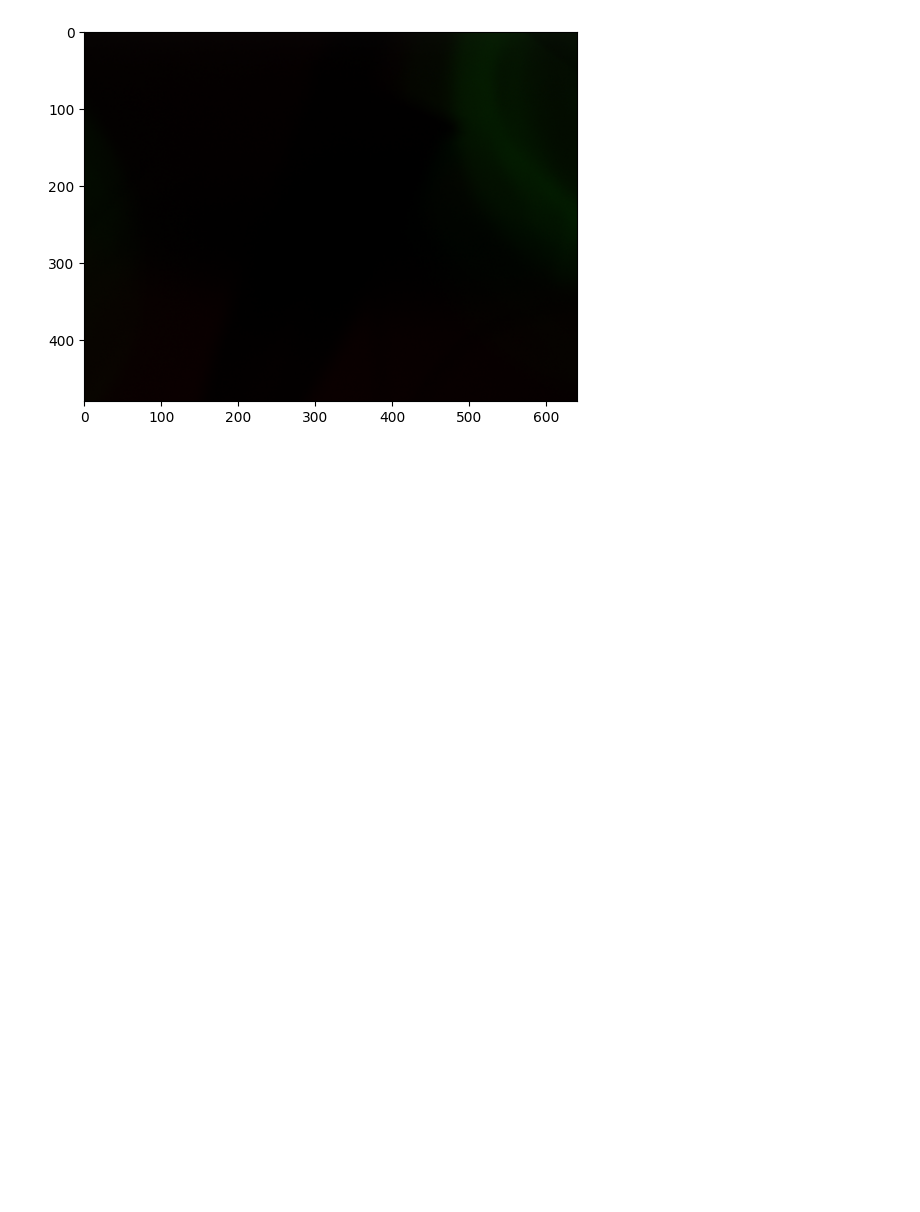
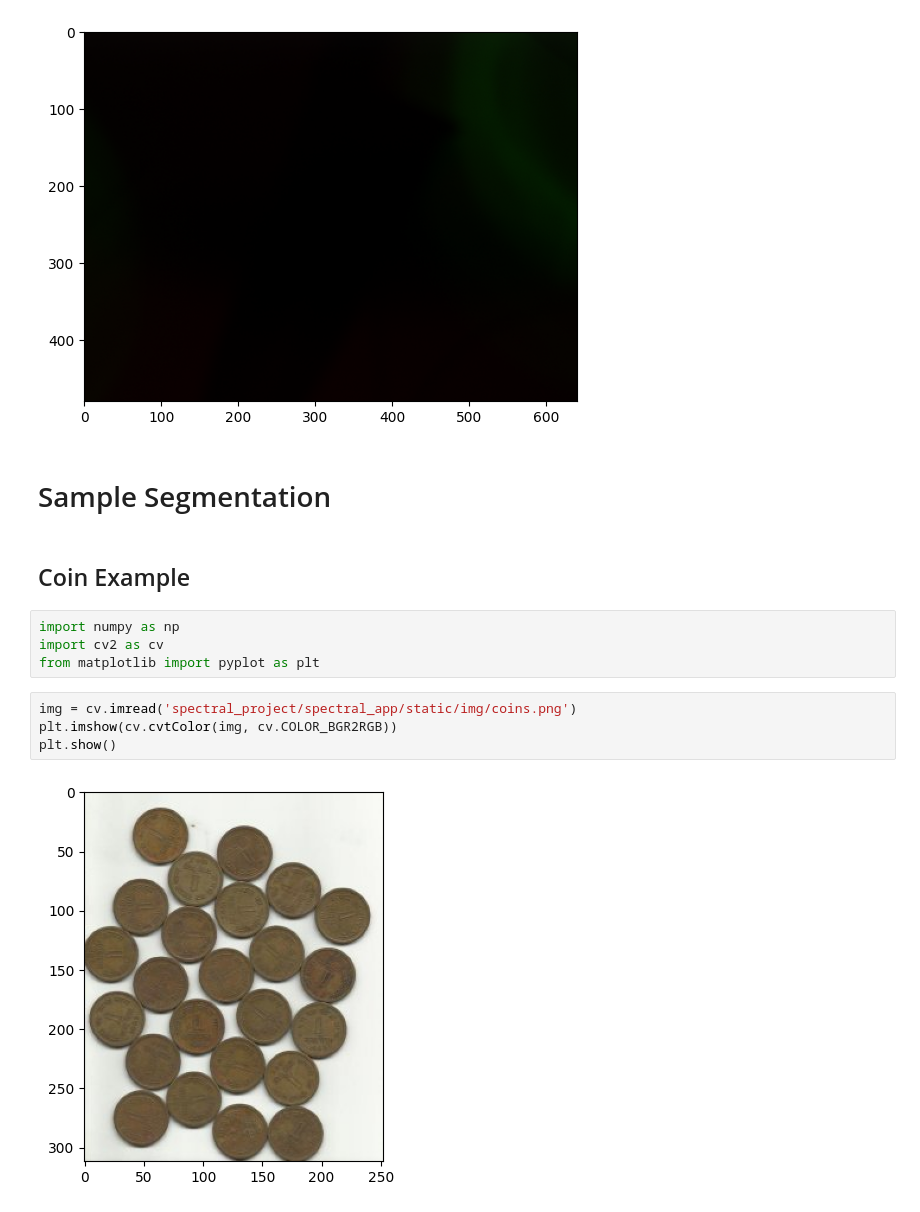
Before and after one commit to GabrielSan99/SpectralCrops, a Jupyter notebook: analysis.ipynb, the cells around one changed output. Cells and saved outputs as stored; diff of their text form; blank space fills up the shorter version.

Commit message:
segmentation crops on notebook

```diff
--- a/analysis.ipynb
+++ b/analysis.ipynb
@@ -106,3 +106,17 @@ plt.imshow(rgb_image)
 # %% [output]
 <matplotlib.image.AxesImage at 0x...>
 [figure]
+# %% [markdown]
+# Sample Segmentation
+# %% [markdown]
+## Coin Example
+# %%
+import numpy as np
+import cv2 as cv
+from matplotlib import pyplot as plt
+# %%
+img = cv.imread('spectral_project/spectral_app/static/img/coins.png')
+plt.imshow(cv.cvtColor(img, cv.COLOR_BGR2RGB))
+plt.show()
+# %% [output]
+[figure, added]
```
Also changed, not shown: parts of 24 cells of this notebook, 7 other files.
